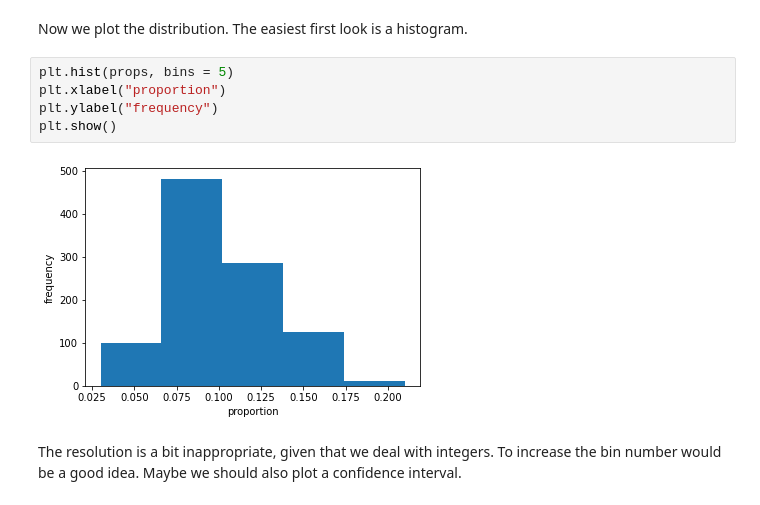
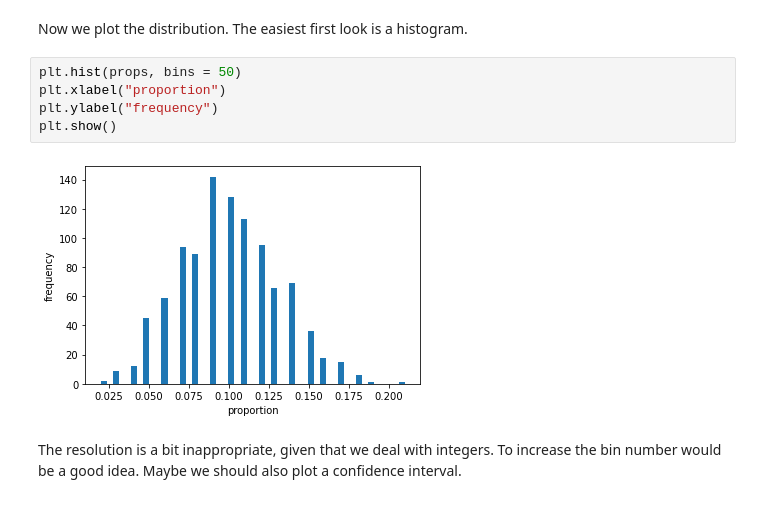
Before and after one commit to BiAPoL/Bio-image_Analysis_with_Python, a Jupyter notebook: biostatistics/stats2.ipynb, the cells around one changed output. Drawn from its saved outputs; the diff is of its cells as text.

```diff
--- a/biostatistics/stats2.ipynb
+++ b/biostatistics/stats2.ipynb
@@ -65,12 +65,12 @@ print(props)
 # %% [markdown]
 Now we plot the distribution. The easiest first look is a histogram.
 # %%
-plt.hist(props, bins = 5)
+plt.hist(props, bins = 50)
 plt.xlabel("proportion")
 plt.ylabel("frequency")
 plt.show()
 # %% [output]
-[figure, old version]
+[figure, new version]
 # %% [markdown]
 The resolution is a bit inappropriate, given that we deal with integers. To increase the bin number would be a good idea. Maybe we should also plot a confidence interval.
 # %%
```
Also changed, not shown: parts of 12 cells of this notebook, 2 other files.
